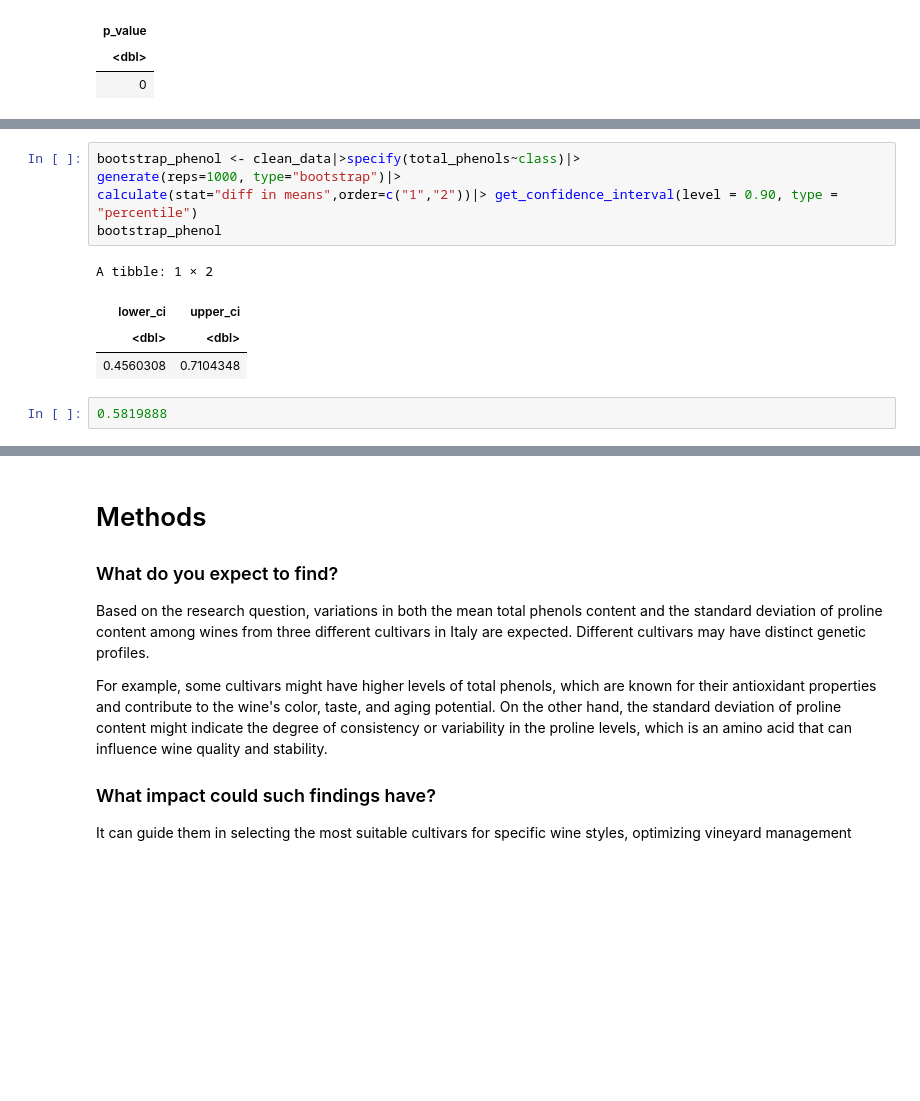
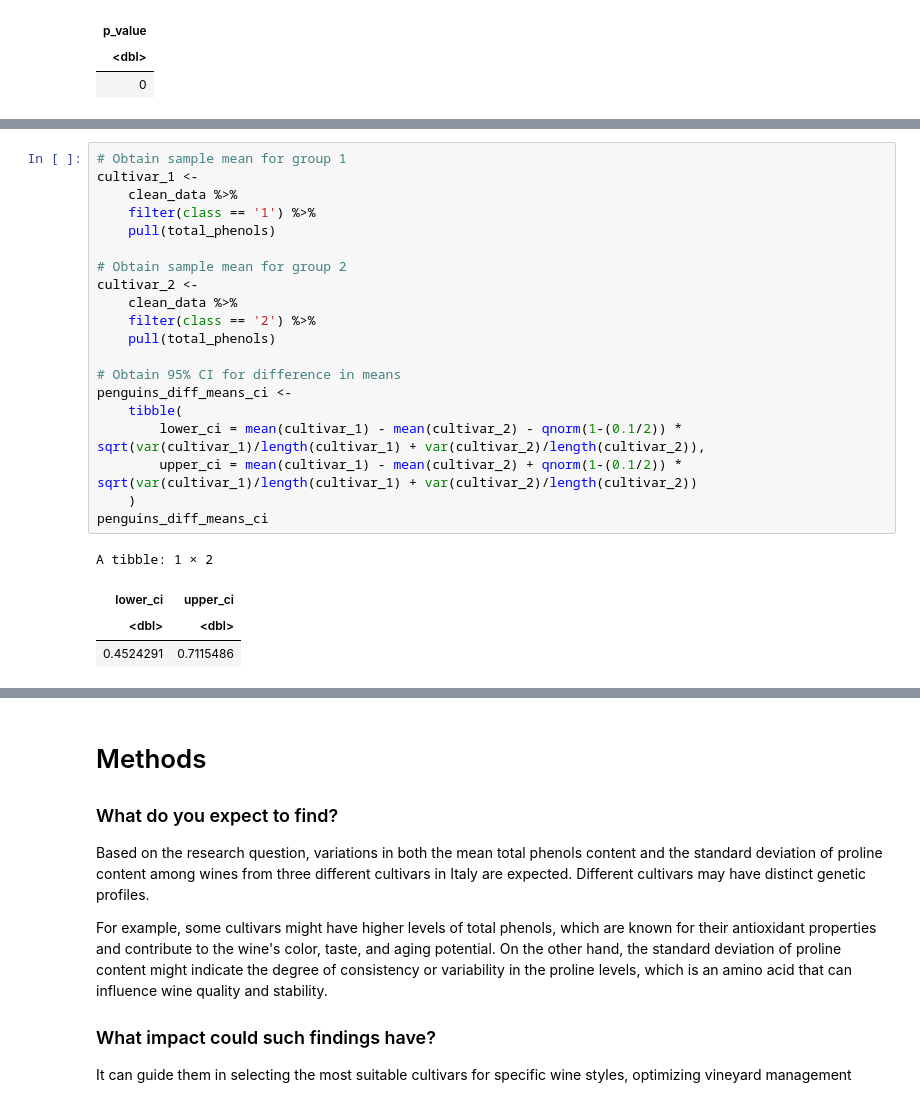
Before and after one commit to lyl1220/Stat201_Project, a Jupyter notebook: w group proposal.ipynb, the cells around one changed output, grey strips where cells are left out. Saved outputs shown, nothing was run; the diff lists cells and outputs as text; blank space fills up the shorter version.

```diff
--- a/w group proposal.ipynb
+++ b/w group proposal.ipynb
@@ -229,12 +227,25 @@ plot_proline
-# %%
-bootstrap_phenol <- clean_data|>specify(total_phenols~class)|>
-generate(reps=1000, type="bootstrap")|>
-calculate(stat="diff in means",order=c("1","2"))|> get_confidence_interval(level = 0.90, type = "percentile")
-bootstrap_phenol
-# %% [output]
-A tibble: 1 × 2
-| lower_ci | upper_ci |
-| <dbl> | <dbl> |
-| 0.4560308 | 0.7104348 |
-# %%
-0.5819888
+# %%
+# Obtain sample mean for group 1
+cultivar_1 <-
+    clean_data %>%
+    filter(class == '1') %>%
+    pull(total_phenols)
+
+# Obtain sample mean for group 2
+cultivar_2 <-
+    clean_data %>%
+    filter(class == '2') %>%
+    pull(total_phenols)
+
+# Obtain 95% CI for difference in means
+penguins_diff_means_ci <-
+    tibble(
+        lower_ci = mean(cultivar_1) - mean(cultivar_2) - qnorm(1-(0.1/2)) * sqrt(var(cultivar_1)/length(cultivar_1) + var(cultivar_2)/length(cultivar_2)),
+        upper_ci = mean(cultivar_1) - mean(cultivar_2) + qnorm(1-(0.1/2)) * sqrt(var(cultivar_1)/length(cultivar_1) + var(cultivar_2)/length(cultivar_2))
+    )
+penguins_diff_means_ci
+# %% [output]
+A tibble: 1 × 2
+| lower_ci | upper_ci |
+| <dbl> | <dbl> |
+| 0.4524291 | 0.7115486 |
```
Also changed, not shown: parts of 6 cells of this notebook.
